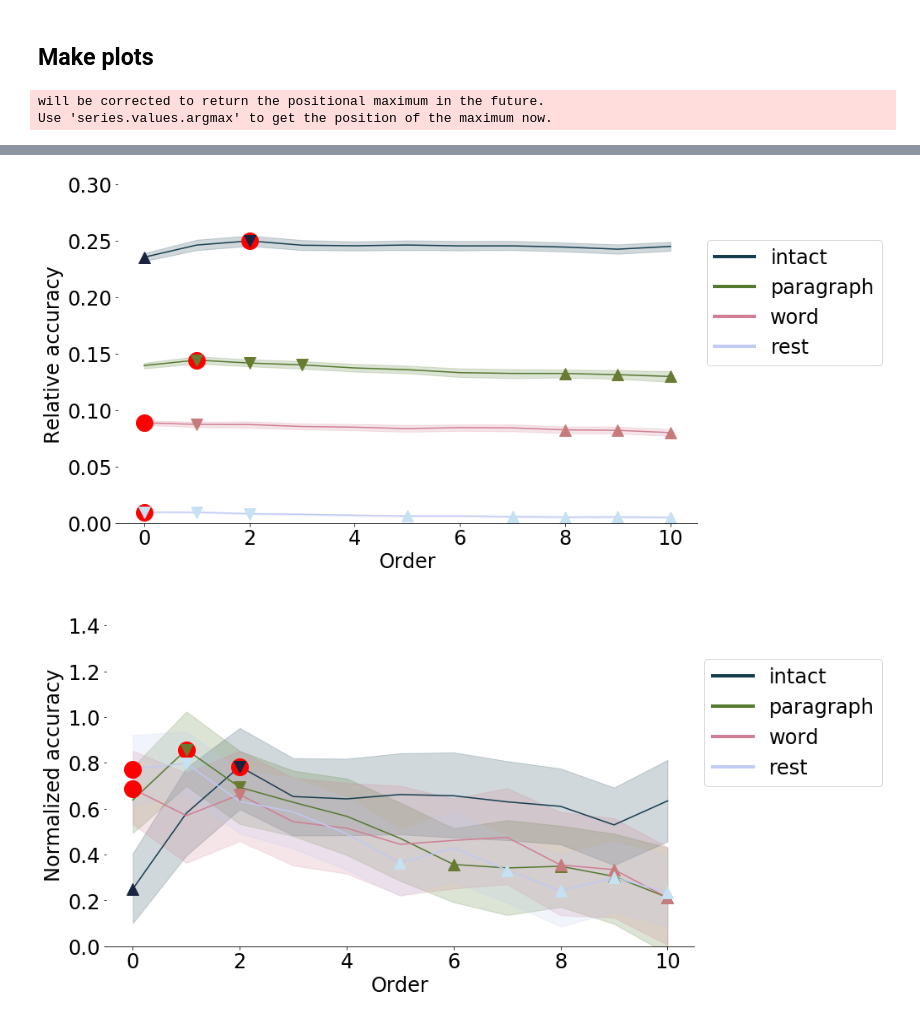
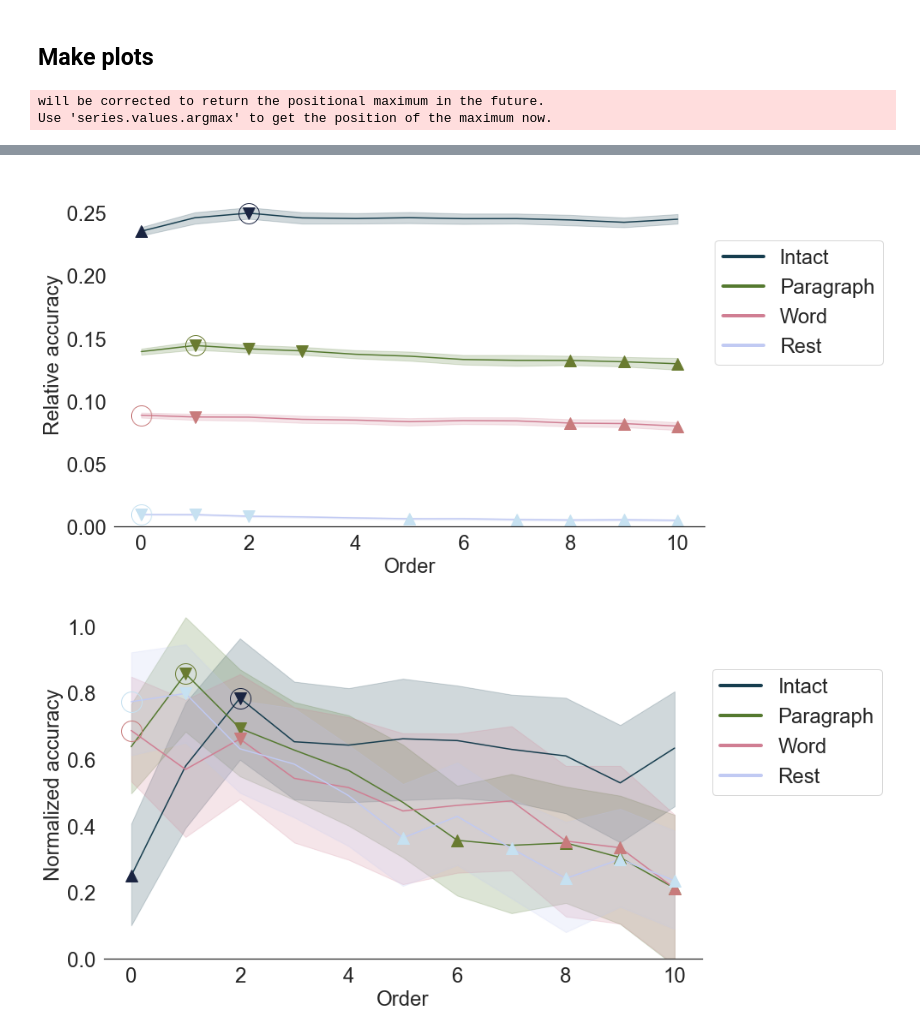
Before and after one commit to ContextLab/timecorr-paper, a Jupyter notebook: code/notebooks/decode_levels.ipynb, the cells around one changed output, grey strips where cells are left out. Cells and saved outputs as stored; diff of their text form; code cells hidden in the pictures.

Commit message:
updates for synthetic, methods, and future directions figures

```diff
--- a/code/notebooks/decode_levels.ipynb
+++ b/code/notebooks/decode_levels.ipynb
@@ -16,6 +16,7 @@ from mpl_toolkits.axes_grid1 import make_axes_locatable
 %matplotlib inline
 # %%
 def grouped_lineplot(df, x, y, hue, plot_marker=False, ymin=0, ymax=1, title=None, outfile=None, sig_lines=False, ci_estimator='mean'):
+    sns.set_style("white")
     fig, ax = plt.subplots(figsize=(12.5,7.5))
 
     g = sns.lineplot(x=x, y=y, hue=hue, data=df,
@@ -29,7 +30,7 @@ def grouped_lineplot(df, x, y, hue, plot_marker=False, ymin=0, ymax=1, title=Non
 
     handles,labels = ax.get_legend_handles_labels()
     handles = [handles[1], handles[2], handles[3], handles[4]]
-    labels = [labels[1], labels[2], labels[3], labels[4]]
+    labels = [labels[1].capitalize(), labels[2].capitalize(), labels[3].capitalize(), labels[4].capitalize()]
 
     pieman_cs = ['intact', 'paragraph', 'word', 'rest']
     color_order = [0, 2, 3, 5]
@@ -39,9 +40,9 @@ def grouped_lineplot(df, x, y, hue, plot_marker=False, ymin=0, ymax=1, title=Non
             pd_df = df[df['Condition']==pc]
             max_level = pd_df.groupby('Level').mean()[y]
             if type(plot_marker) is list:
-                plt.plot(plot_marker[e], max_level[plot_marker[e]], marker='o', color=sns.color_palette("cubehelix")[color_order[e]], markersize=22)
+                plt.plot(plot_marker[e], max_level[plot_marker[e]], marker='o', fillstyle='none', color=sns.color_palette("cubehelix")[color_order[e]], markersize=24)
             else:
-                plt.plot(max_level.argmax(), max_level[max_level.argmax()], marker='o', fillstyle='none', color=sns.color_palette("cubehelix")[color_order[e]], markersize=22)
+                plt.plot(max_level.argmax(), max_level[max_level.argmax()], marker='o', fillstyle='none', color=sns.color_palette("cubehelix")[color_order[e]], markersize=24)
 
     if sig_lines:
         for e, pc in enumerate(pieman_cs):
@@ -462,17 +464,17 @@ comb_data = comb_param(pieman_params, pieman_conds)
 markers_y = max_level_bycolumn(comb_data[comb_data[split_by]==reduction_type], y='Relative accuracy')
 
 outfile = os.path.join(figdir, reduction_type + '_z_ave_'+ analysis_name + '.pdf')
-grouped_lineplot(comb_data[comb_data[split_by]==reduction_type], 'Level', 'Z accuracy','Condition', plot_marker=markers_y, ymin=-1.5, ymax=1.5, title = '', outfile=outfile)
+grouped_lineplot(comb_data[comb_data[split_by]==reduction_type], 'Level', 'Z accuracy','Condition', plot_marker=markers_y, sig_lines=True, ymin=-1.5, ymax=1.5, title = '', outfile=outfile)
 plt.show()
 plt.close()
 
 outfile = os.path.join(figdir, reduction_type + '_rel_ave_'+ analysis_name + '.pdf')
-grouped_lineplot(comb_data[comb_data[split_by]==reduction_type], 'Level', 'Relative accuracy','Condition', plot_marker=markers_y, sig_lines=True, ymin=0, ymax=.3, title = '', outfile=outfile)
+grouped_lineplot(comb_data[comb_data[split_by]==reduction_type], 'Level', 'Relative accuracy','Condition', plot_marker=markers_y, sig_lines=True, ymin=0, ymax=.275, title = '', outfile=outfile)
 plt.show()
 plt.close()
 
 outfile = os.path.join(figdir, reduction_type + '_norm_ave_'+ analysis_name + '.pdf')
-grouped_lineplot(comb_data[comb_data[split_by]==reduction_type], 'Level', 'Normalized accuracy','Condition', plot_marker=markers_y, sig_lines=True, ymin=0, ymax=1.5, title = '', outfile=outfile)
+grouped_lineplot(comb_data[comb_data[split_by]==reduction_type], 'Level', 'Normalized accuracy','Condition', plot_marker=markers_y, sig_lines=True, ymin=0, ymax=1.05, title = '', outfile=outfile)
 plt.show()
 plt.close()
 # %% [output]
@@ -482,5 +484,5 @@ Use 'series.values.argmax' to get the position of the maximum now.
-[figure, old version]
+[figure, new version]
-[figure, old version]
+[figure, new version]
 # %%
 reduction_type = 'eigenvector'
 
```
Also changed, not shown: parts of 3 cells of this notebook, 25 other files.
